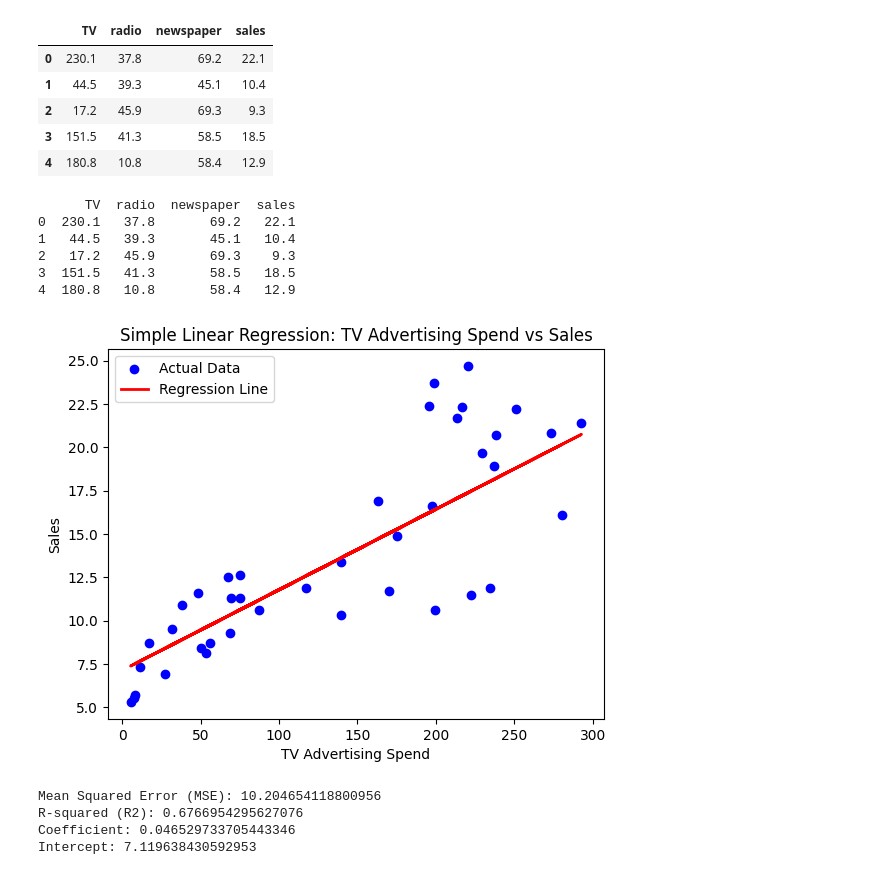
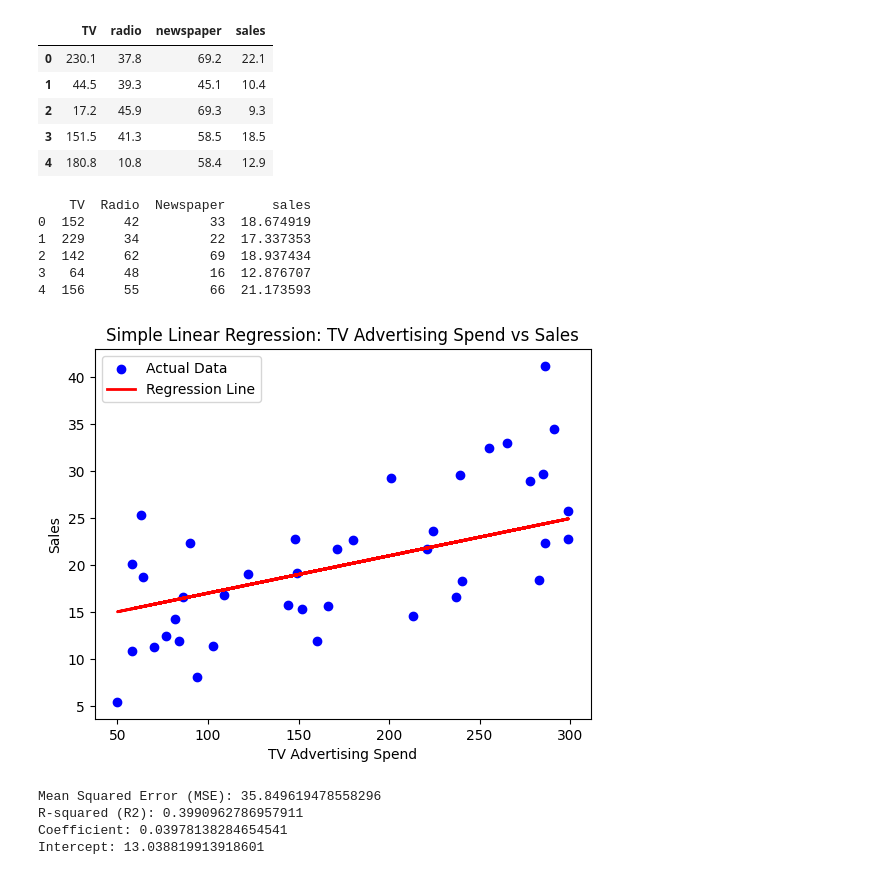
Before and after one commit to BhagyaSri-1806/DataAnalyst, a Jupyter notebook: Linear_Regression_for_Adverising&Sales.ipynb, the cells around one changed output. Drawn from its saved outputs; the diff is of its cells as text; code cells hidden in the pictures.

```diff
--- a/Linear_Regression_for_Adverising&Sales.ipynb
+++ b/Linear_Regression_for_Adverising&Sales.ipynb
@@ -29,63 +29,72 @@ data.head()
 | 3 | 151.5 | 41.3 | 58.5 | 18.5 |
 | 4 | 180.8 | 10.8 | 58.4 | 12.9 |
 # %%
+# prompt: #With Random Variables
 
 
-# Import required libraries
+import pandas as pd
 import numpy as np
-import pandas as pd
 import matplotlib.pyplot as plt
 from sklearn.model_selection import train_test_split
 from sklearn.linear_model import LinearRegression
 from sklearn.metrics import mean_squared_error, r2_score
 
-# Load the dataset
-data = pd.read_csv('/content/Advertising.csv')
+# Generate synthetic data with random variables
+np.random.seed(42)
+num_samples = 200
+TV = np.random.randint(50, 300, num_samples)  # TV advertising spend
+Radio = np.random.randint(20, 100, num_samples)  # Radio advertising spend
+Newspaper = np.random.randint(10, 80, num_samples)  # Newspaper advertising spend
+noise = np.random.normal(0, 5, num_samples)  # Random noise
+sales = 0.05 * TV + 0.02 * Radio + 0.01 * Newspaper + 10 + noise  # Sales with some noise
+
+# Create a DataFrame
+data = pd.DataFrame({'TV': TV, 'Radio': Radio, 'Newspaper': Newspaper, 'sales': sales})
 
 # Display the first few rows of the dataframe
 print(data.head())
 
-# Assuming you want to predict 'sales' based on 'TV'
+# Define features (X) and target variable (y)
 X = data[['TV']]  # Features (TV advertising spend)
 y = data['sales']  # Target variable (Sales)
 
 # Split data into training and testing sets
 X_train, X_test, y_train, y_test = train_test_split(X, y, test_size=0.2, random_state=42)
 
 # Train the Linear Regression model
 model = LinearRegression()
 model.fit(X_train, y_train)
 
 # Make predictions
 y_pred = model.predict(X_test)
 
 # Model evaluation
 mse = mean_squared_error(y_test, y_pred)
 r2 = r2_score(y_test, y_pred)
 
 # Visualize the regression line
 plt.scatter(X_test, y_test, color="blue", label="Actual Data")
 plt.plot(X_test, y_pred, color="red", linewidth=2, label="Regression Line")
 plt.xlabel("TV Advertising Spend")
 plt.ylabel("Sales")
 plt.title("Simple Linear Regression: TV Advertising Spend vs Sales")
 plt.legend()
 plt.show()
 
 # Output Model Coefficients & Metrics
 print(f"Mean Squared Error (MSE): {mse}")
 print(f"R-squared (R2): {r2}")
 print(f"Coefficient: {model.coef_[0]}")
 print(f"Intercept: {model.intercept_}")
 # %% [output]
-      TV  radio  newspaper  sales
-0  230.1   37.8       69.2   22.1
-1   44.5   39.3       45.1   10.4
-2   17.2   45.9       69.3    9.3
-3  151.5   41.3       58.5   18.5
-4  180.8   10.8       58.4   12.9
+    TV  Radio  Newspaper      sales
+0  152     42         33  18.674919
+1  229     34         22  17.337353
+2  142     62         69  18.937434
+3   64     48         16  12.876707
+4  156     55         66  21.173593
-[figure, old version]
+[figure, new version]
-Mean Squared Error (MSE): 10.204654118800956
-R-squared (R2): 0.6766954295627076
-Coefficient: 0.046529733705443346
-Intercept: 7.119638430592953
+Mean Squared Error (MSE): 35.849619478558296
+R-squared (R2): 0.3990962786957911
+Coefficient: 0.03978138284654541
+Intercept: 13.038819913918601
```
